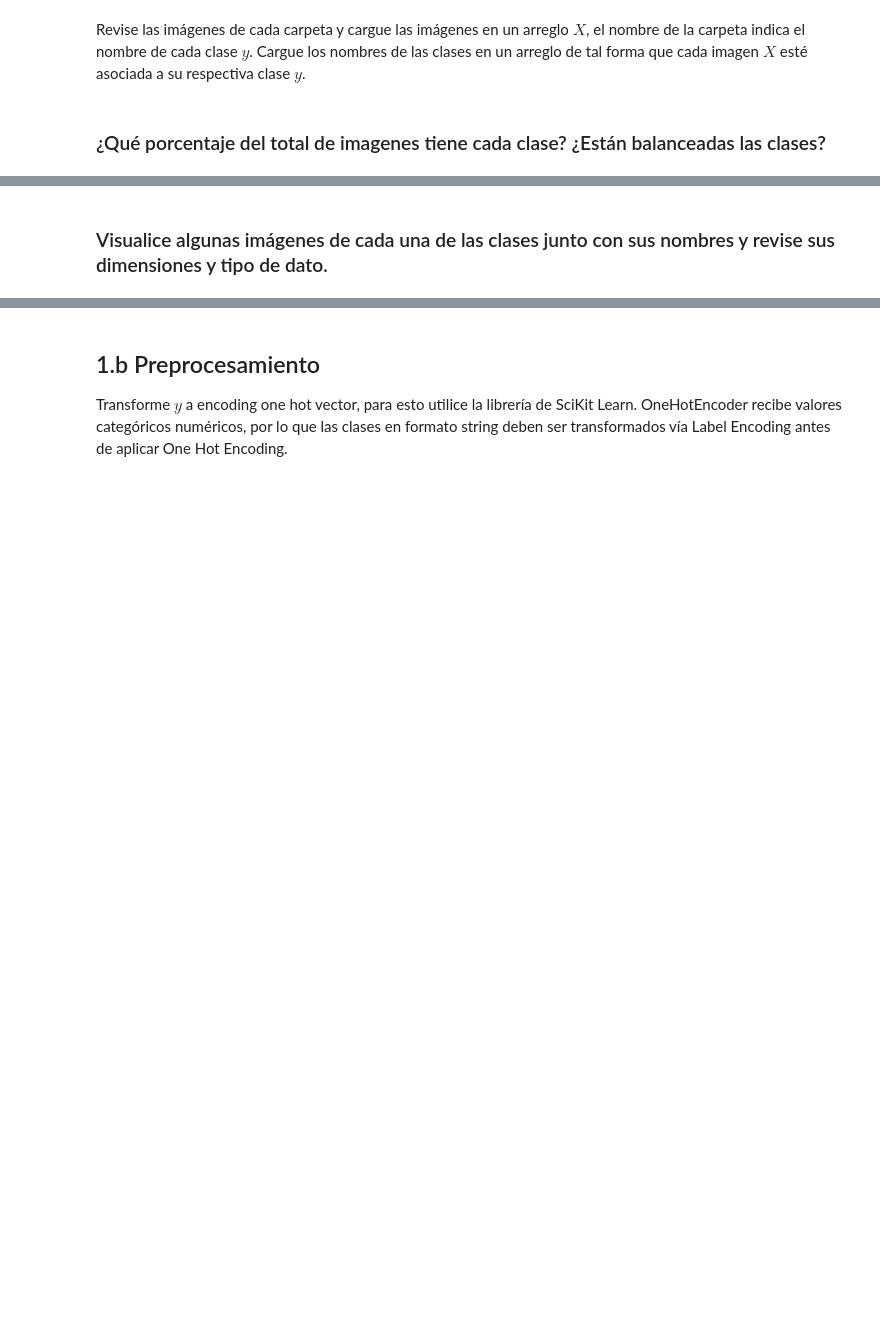
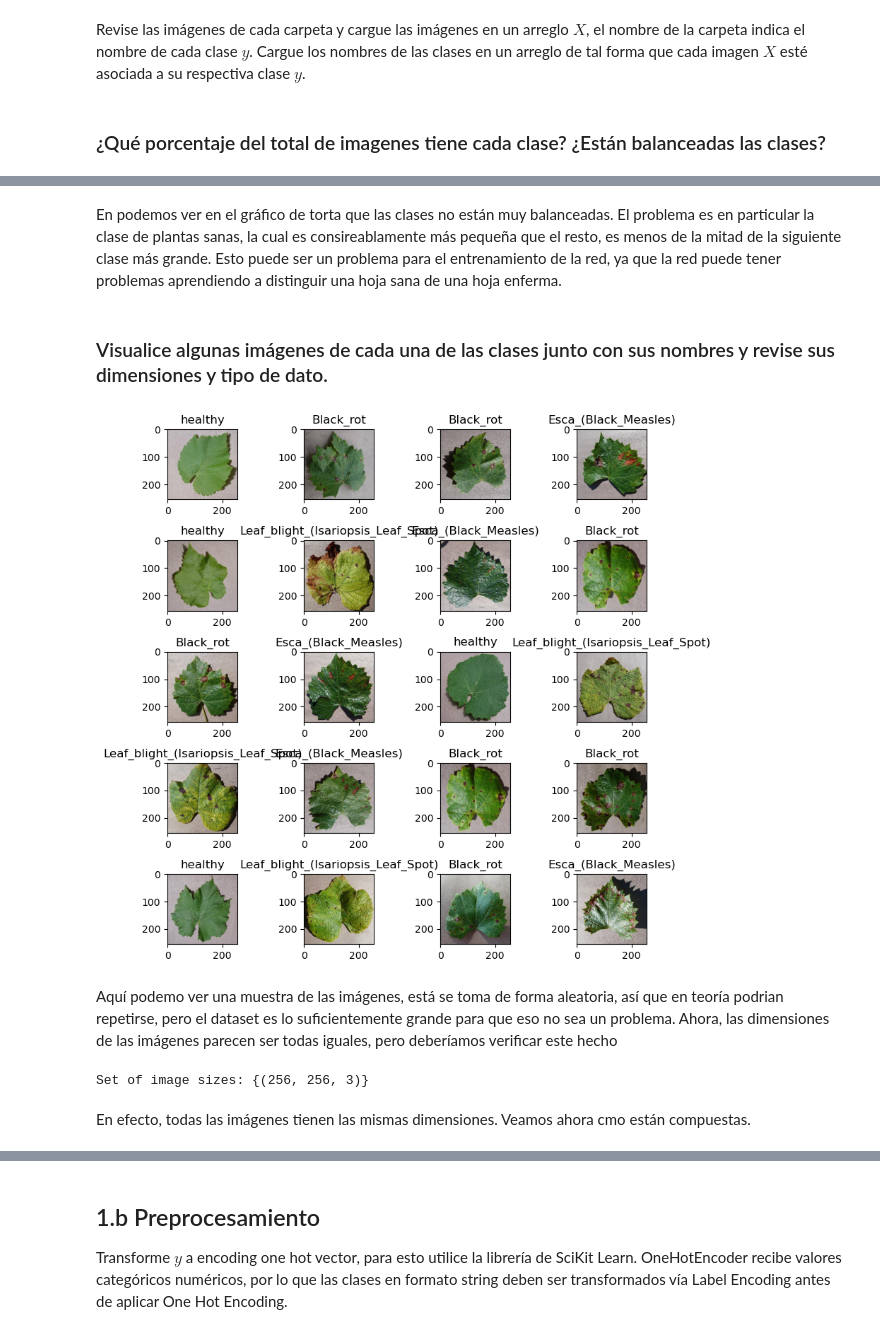
Before and after one commit to Taz-Ricardo/inf395_hw2, a Jupyter notebook: preg_1/Grape_disease_detection.ipynb, the cells around one changed output, grey strips where cells are left out. Drawn from its saved outputs; the diff is of its cells as text; code cells hidden in the pictures; blank space fills up the shorter version.

```diff
--- a/preg_1/Grape_disease_detection.ipynb
+++ b/preg_1/Grape_disease_detection.ipynb
@@ -113,12 +124,38 @@ for cls, n in zip(*np.unique(y, return_counts=True)):
+# %% [markdown]
+En podemos ver en el gráfico de torta que las clases no están muy balanceadas. El problema es en particular la clase de plantas sanas, la cual es consireablamente más pequeña que el resto, es menos de la mitad de la siguiente clase más grande. Esto puede ser un problema para el entrenamiento de la red, ya que la red puede tener problemas aprendiendo a distinguir una hoja sana de una hoja enferma.
 # %% [markdown]
 ### Visualice algunas imágenes de cada una de las clases junto con sus nombres y revise sus dimensiones y tipo de dato.
-# %%
-plt.rcParams["figure.figsize"]=[8,8]
-plt.subplot(2, 2, 1)
-plt.title(y[0])
-plt.imshow(Image.fromarray(X[0]))
-
-# ...
-
-
-plt.show()
+# %%
+import random
+import matplotlib.image as mpimg
+from tkinter import image_names
+
+
+
+fig = plt.figure(figsize=(8, 8))
+columns = 4
+rows = 5
+labels = list()
+
+for i in range(0, columns*rows):
+    n = random.randint(0, len(X))
+    img = X[n]
+    fig.add_subplot(rows, columns, i+1)
+    plt.gca().set_title(y[n])
+    plt.imshow(img)
+
+fig.tight_layout(pad=1.0)
+
+
+plt.show()
+# %% [output]
+[figure, added]
+# %% [markdown]
+Aquí podemo ver una muestra de las imágenes, está se toma de forma aleatoria, así que en teoría podrian repetirse, pero el dataset es lo suficientemente grande para que eso no sea un problema.  Ahora, las dimensiones de las imágenes parecen ser todas iguales, pero deberíamos verificar este hecho
+# %%
+sizes = [img.shape for img in X]
+print(f'Set of image sizes: {set(sizes)}')
+# %% [output]
+Set of image sizes: {(256, 256, 3)}
+# %% [markdown]
+En efecto, todas las imágenes tienen las mismas dimensiones. Veamos ahora cmo están compuestas.
```
Also changed, not shown: parts of 23 cells of this notebook.
